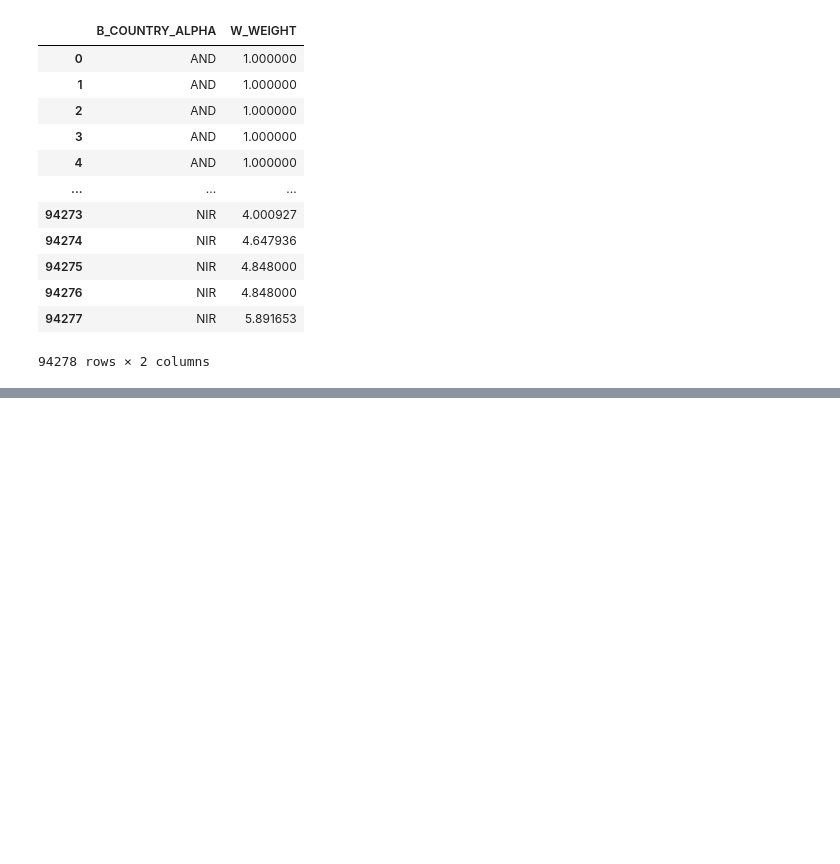
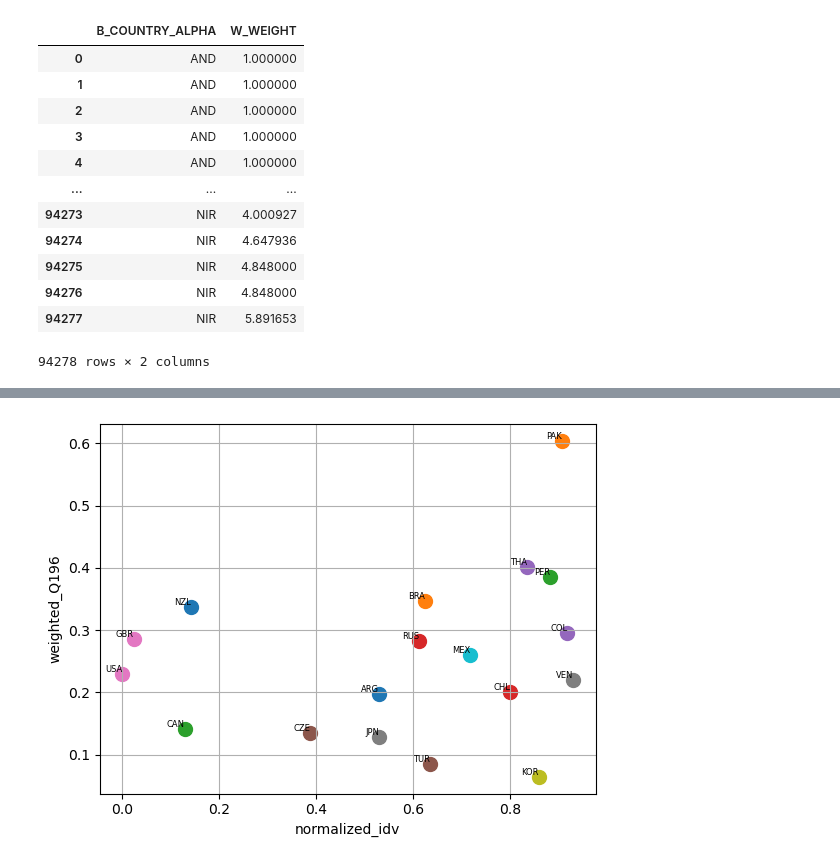
Before and after one commit to ns037/Sunwater_Institute, a Jupyter notebook: weighted_variables.ipynb, the cells around one changed output, grey strips where cells are left out. Saved outputs shown, nothing was run; the diff lists cells and outputs as text; code cells hidden in the pictures; blank space fills up the shorter version.

```diff
--- a/weighted_variables.ipynb
+++ b/weighted_variables.ipynb
@@ -428,3 +432,10 @@ country_weight = data[['B_COUNTRY_ALPHA','W_WEIGHT']]
 | 94276 | NIR | 4.848000 |
 | 94277 | NIR | 5.891653 |
 94278 rows × 2 columns
+# %%
+data = pd.read_csv('/Users/Nischal/Documents/sunwater/WVS_Cross-National_Wave_7_csv_v5_0.csv')
+country_Q196 = data[['B_COUNTRY_ALPHA','Q196','W_WEIGHT']]
+country_Q196 = country_Q196[country_Q196.Q196 > 0]
+print(country_Q196.head())
+country_Q196.Q196 = country_Q196.Q196.apply(lambda x: 1 if x == 1 else 0)
+print(country_Q196.head())
@@ -430,0 +455,3 @@ country_weight = data[['B_COUNTRY_ALPHA','W_WEIGHT']]
+# %%
+country_Q196['weighted_Q196'] = country_Q196.Q196 * country_Q196.W_WEIGHT
+country_Q196
@@ -430,0 +472,4 @@ country_weight = data[['B_COUNTRY_ALPHA','W_WEIGHT']]
+# %%
+country_Q196.drop(columns=['Q196','W_WEIGHT'],inplace=True)
+country_Q196 = country_Q196.groupby('B_COUNTRY_ALPHA')['weighted_Q196'].mean().reset_index()
+country_Q196
@@ -430,0 +490,20 @@ country_weight = data[['B_COUNTRY_ALPHA','W_WEIGHT']]
+# %%
+merged_df = country_Q196.merge(individual_collective,how ='outer',on='B_COUNTRY_ALPHA')
+merged_df = merged_df[~merged_df.weighted_Q196.isna()]
+merged_df = merged_df[~merged_df.normalized_idv.isna()]
+# %%
+# Scatter plot with country names as labels
+for i, row in merged_df.iterrows():
+    plt.scatter(row['normalized_idv'], row['weighted_Q196'], label=row['B_COUNTRY_ALPHA'],s = 100)
+    plt.text(row['normalized_idv'], row['weighted_Q196'], row['B_COUNTRY_ALPHA'], fontsize=6, ha='right', va='bottom')
+
+# Label axes
+plt.xlabel('normalized_idv')
+plt.ylabel('weighted_Q196')
+
+
+
+# Show the plot
+plt.grid()
+# %% [output]
+[figure, added]
```
Also changed, not shown: parts of 6 cells of this notebook.
